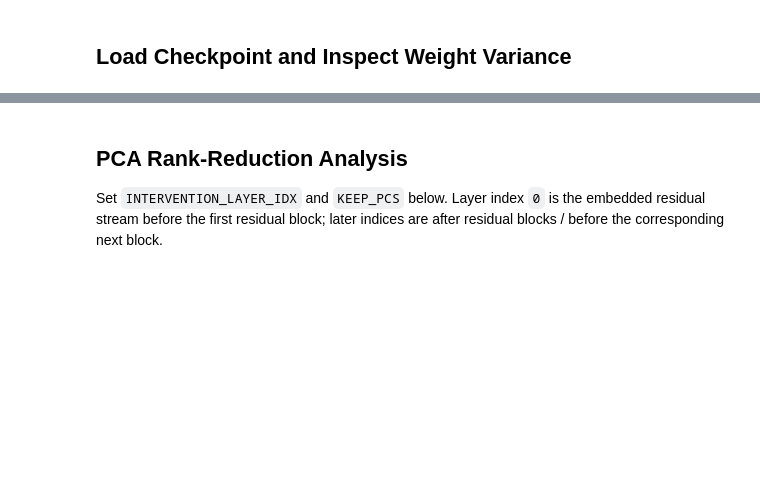
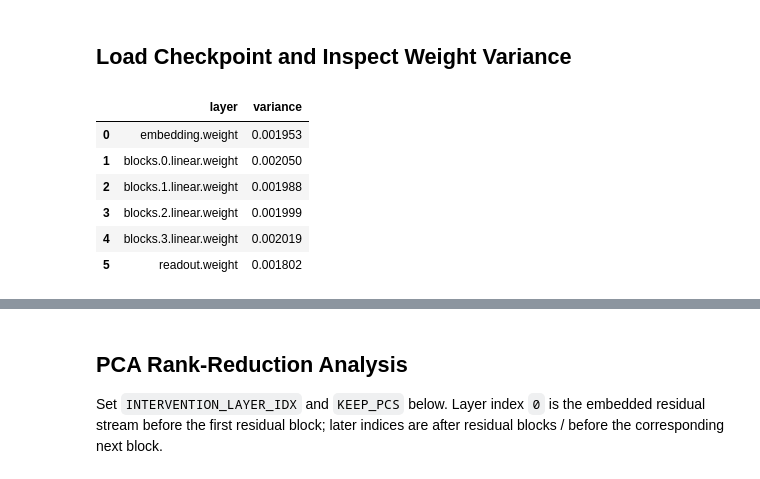
Before and after one commit to labofdoubt/feature-learning-parity-task, a Jupyter notebook: notebooks/colab_parity_experiment.ipynb, the cells around one changed output, grey strips where cells are left out. Drawn from its saved outputs; the diff is of its cells as text; code cells hidden in the pictures; blank space fills up the shorter version.

```diff
--- a/notebooks/colab_parity_experiment.ipynb
+++ b/notebooks/colab_parity_experiment.ipynb
@@ -14,6 +13,8 @@ DRIVE_RUN_DIR = "/content/drive/MyDrive/ml_projects_new/parity_runs/example_run"
 !git clone "$GITHUB_REPO_URL"
 %cd "$REPO_DIR"
 !pip install -e .
+# %%
+DRIVE_RUN_DIR = "/content/drive/MyDrive/ml_projects_new/parity_runs/example_run_8"
 # %% [markdown]
 ## Create Configs
 `barrier_c` is in the training config because it enters as a loss regularizer. If left as `None`, the training code uses `7 / N`.
@@ -73,13 +95,21 @@ This runs the repo command and saves intermediate checkpoints to Google Drive.
 # %%
 import torch
 import pandas as pd
 from parity_net.checkpoint import load_checkpoint
 from parity_net.train import resolve_device
-checkpoint_path = Path(DRIVE_RUN_DIR) / "checkpoints" / "final.pt"
+checkpoint_path = Path(DRIVE_RUN_DIR) / "checkpoints" / "step_00010000.pt"
 device = resolve_device(config["training"]["device"])
 model, payload, _ = load_checkpoint(checkpoint_path, device)
 weight_variances = model.weight_variances()
 pd.DataFrame([
     {"layer": layer, "variance": variance}
     for layer, variance in weight_variances.items()
 ])
+# %% [output]
+|  | layer | variance |
+| 0 | embedding.weight | 0.001953 |
+| 1 | blocks.0.linear.weight | 0.002050 |
+| 2 | blocks.1.linear.weight | 0.001988 |
+| 3 | blocks.2.linear.weight | 0.001999 |
+| 4 | blocks.3.linear.weight | 0.002019 |
+| 5 | readout.weight | 0.001802 |
```
Also changed, not shown: parts of 7 cells of this notebook, 9 other files.
